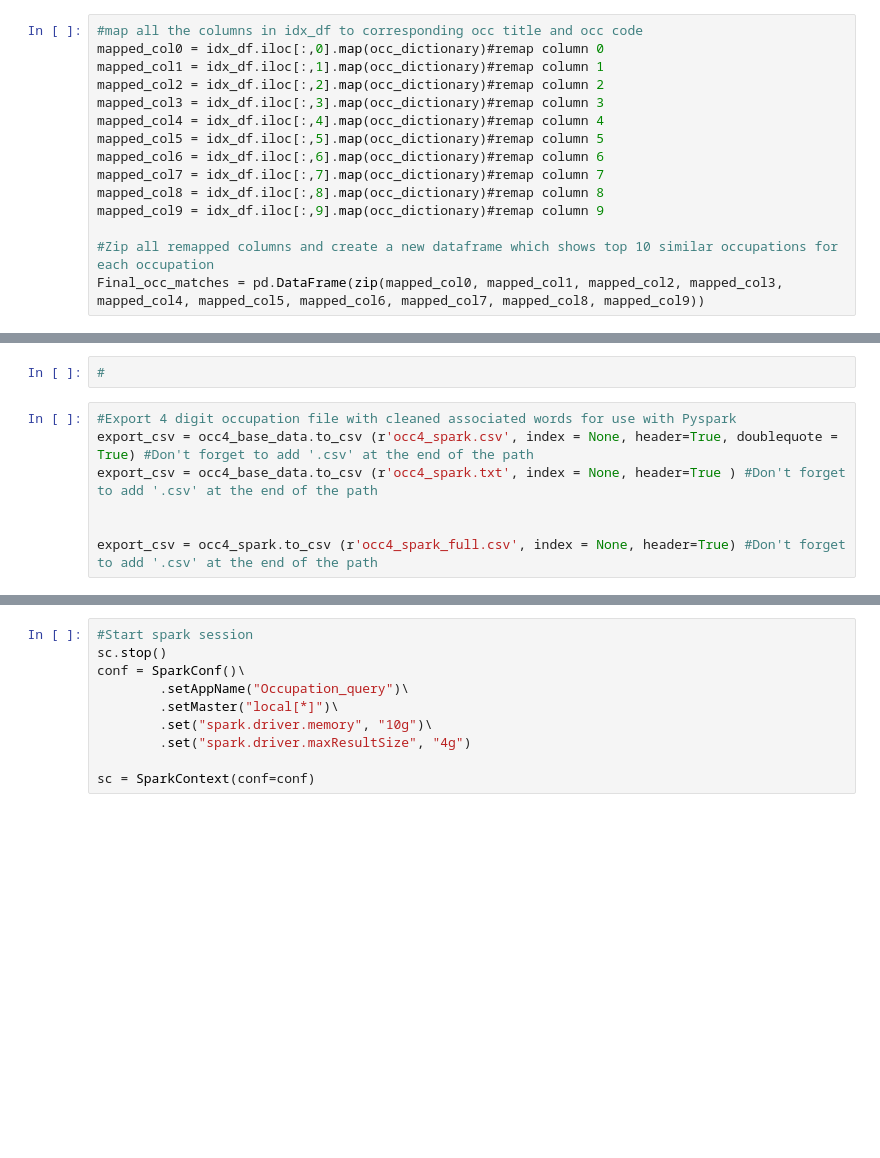
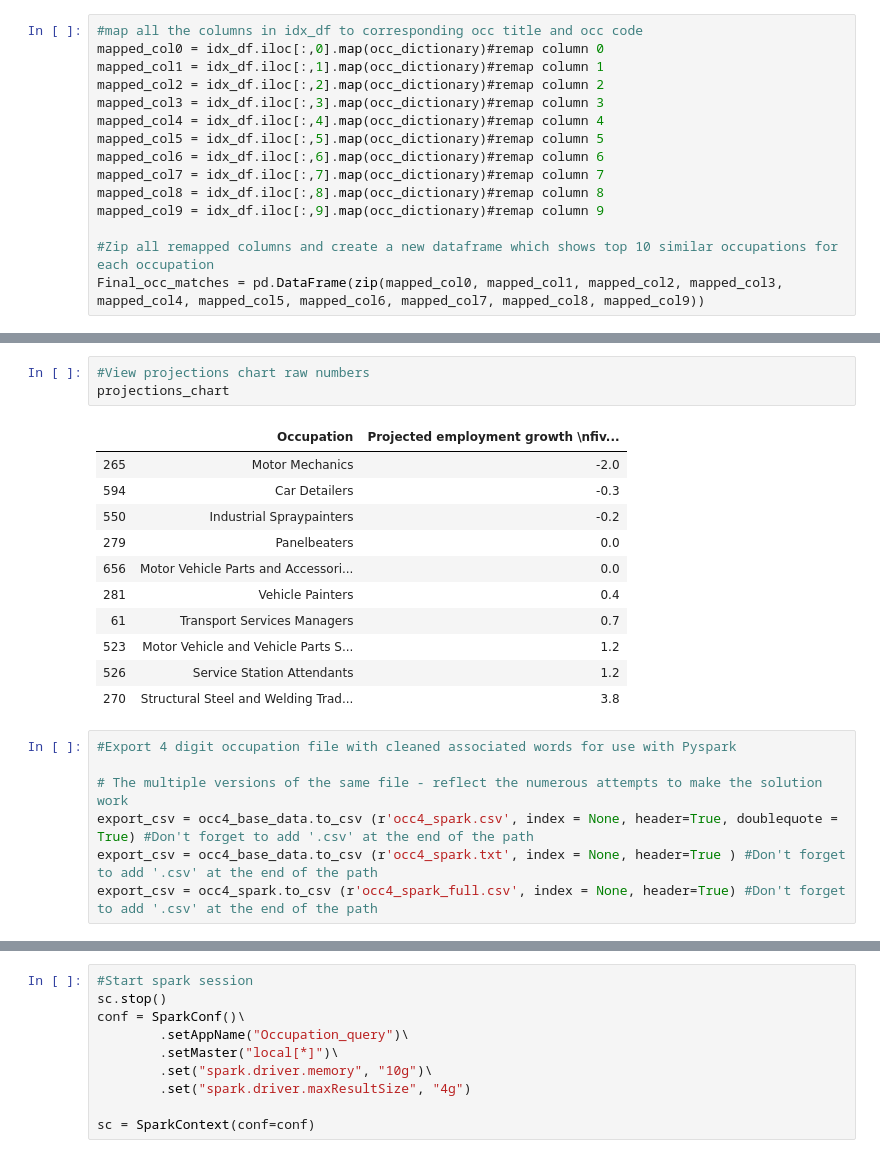
Before and after one commit to preshantjoseph/Assignment4, a Jupyter notebook: A4_Preshant_Joseph.ipynb, the cells around one changed output, grey strips where cells are left out. Drawn from its saved outputs; the diff is of its cells as text; blank space fills up the shorter version.

```diff
--- a/A4_Preshant_Joseph.ipynb
+++ b/A4_Preshant_Joseph.ipynb
@@ -384,10 +499,23 @@ plt.show()
-# %%
-#
+# %%
+#View projections chart raw numbers
+projections_chart
+# %% [output]
+|  | Occupation | Projected employment growth \nfiv... |
+| 265 | Motor Mechanics | -2.0 |
+| 594 | Car Detailers | -0.3 |
+| 550 | Industrial Spraypainters | -0.2 |
+| 279 | Panelbeaters | 0.0 |
+| 656 | Motor Vehicle Parts and Accessori... | 0.0 |
+| 281 | Vehicle Painters | 0.4 |
+| 61 | Transport Services Managers | 0.7 |
+| 523 | Motor Vehicle and Vehicle Parts S... | 1.2 |
+| 526 | Service Station Attendants | 1.2 |
+| 270 | Structural Steel and Welding Trad... | 3.8 |
 # %%
 #Export 4 digit occupation file with cleaned associated words for use with Pyspark
+
+# The multiple versions of the same file - reflect the numerous attempts to make the solution work
 export_csv = occ4_base_data.to_csv (r'occ4_spark.csv', index = None, header=True, doublequote = True) #Don't forget to add '.csv' at the end of the path
 export_csv = occ4_base_data.to_csv (r'occ4_spark.txt', index = None, header=True ) #Don't forget to add '.csv' at the end of the path
-
-
 export_csv = occ4_spark.to_csv (r'occ4_spark_full.csv', index = None, header=True) #Don't forget to add '.csv' at the end of the path
 # %%
```
Also changed, not shown: parts of 21 cells of this notebook.
